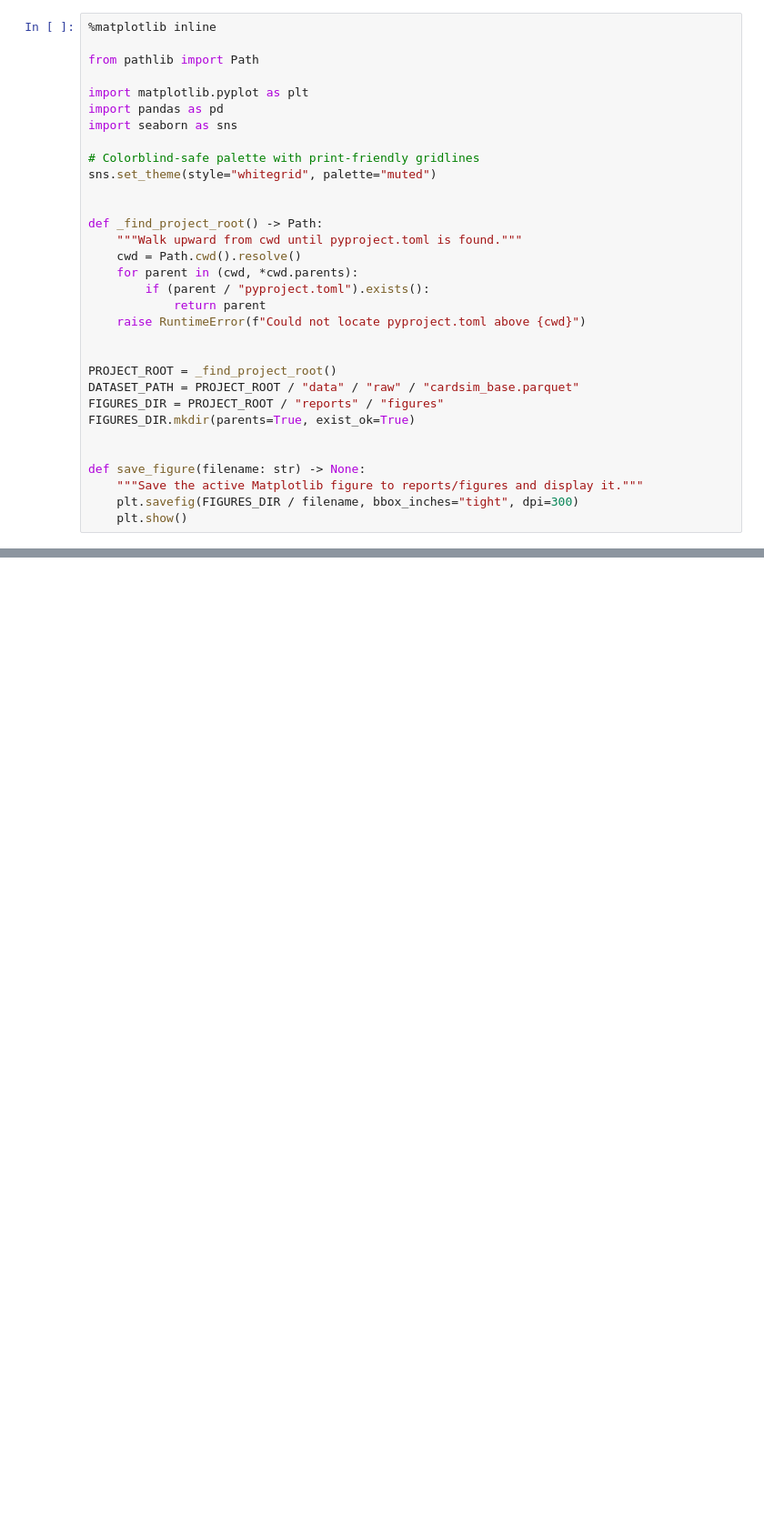
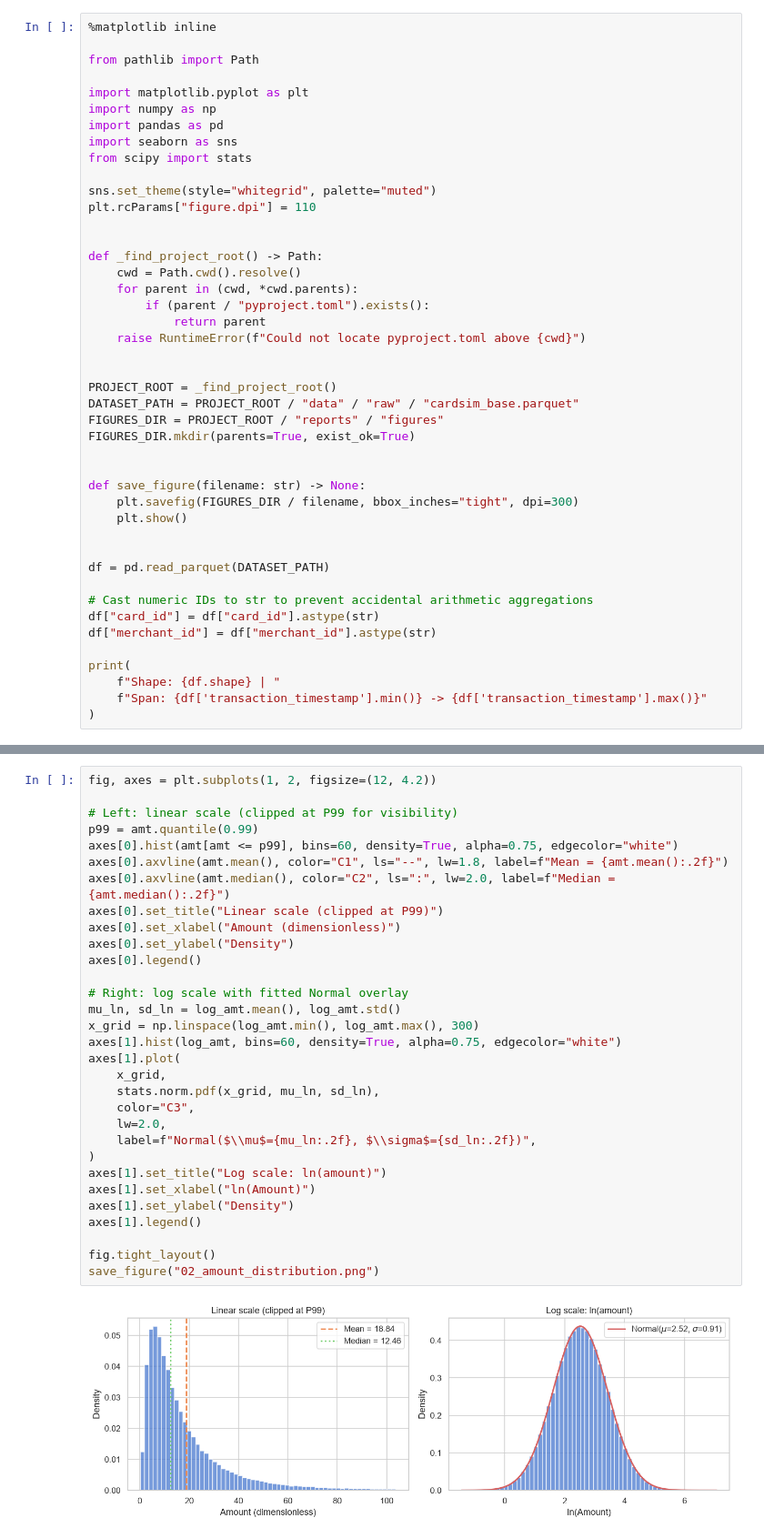
Before and after one commit to cristian-carretero/fraud-stat-engine, a Jupyter notebook: notebooks/02_eda_cardsim_base.ipynb, the cells around one changed output, grey strips where cells are left out. Shown at 91% size. Saved outputs shown, nothing was run; the diff lists cells and outputs as text; blank space fills up the shorter version.

```diff
--- a/notebooks/02_eda_cardsim_base.ipynb
+++ b/notebooks/02_eda_cardsim_base.ipynb
@@ -17,15 +16,16 @@ Preprocessing audit checklist:
 from pathlib import Path
 
 import matplotlib.pyplot as plt
+import numpy as np
 import pandas as pd
 import seaborn as sns
+from scipy import stats
 
-# Colorblind-safe palette with print-friendly gridlines
 sns.set_theme(style="whitegrid", palette="muted")
+plt.rcParams["figure.dpi"] = 110
 
 
 def _find_project_root() -> Path:
-    """Walk upward from cwd until pyproject.toml is found."""
     cwd = Path.cwd().resolve()
     for parent in (cwd, *cwd.parents):
         if (parent / "pyproject.toml").exists():
@@ -40,6 +40,17 @@ FIGURES_DIR.mkdir(parents=True, exist_ok=True)
 
 
 def save_figure(filename: str) -> None:
-    """Save the active Matplotlib figure to reports/figures and display it."""
     plt.savefig(FIGURES_DIR / filename, bbox_inches="tight", dpi=300)
     plt.show()
+
+
+df = pd.read_parquet(DATASET_PATH)
+
+# Cast numeric IDs to str to prevent accidental arithmetic aggregations
+df["card_id"] = df["card_id"].astype(str)
+df["merchant_id"] = df["merchant_id"].astype(str)
+
+print(
+    f"Shape: {df.shape} | "
+    f"Span: {df['transaction_timestamp'].min()} -> {df['transaction_timestamp'].max()}"
+)
@@ -85,0 +158,33 @@ Card Testing probes and high-value Bust-Out spikes.
+# %%
+fig, axes = plt.subplots(1, 2, figsize=(12, 4.2))
+
+# Left: linear scale (clipped at P99 for visibility)
+p99 = amt.quantile(0.99)
+axes[0].hist(amt[amt <= p99], bins=60, density=True, alpha=0.75, edgecolor="white")
+axes[0].axvline(amt.mean(), color="C1", ls="--", lw=1.8, label=f"Mean = {amt.mean():.2f}")
+axes[0].axvline(amt.median(), color="C2", ls=":", lw=2.0, label=f"Median = {amt.median():.2f}")
+axes[0].set_title("Linear scale (clipped at P99)")
+axes[0].set_xlabel("Amount (dimensionless)")
+axes[0].set_ylabel("Density")
+axes[0].legend()
+
+# Right: log scale with fitted Normal overlay
+mu_ln, sd_ln = log_amt.mean(), log_amt.std()
+x_grid = np.linspace(log_amt.min(), log_amt.max(), 300)
+axes[1].hist(log_amt, bins=60, density=True, alpha=0.75, edgecolor="white")
+axes[1].plot(
+    x_grid,
+    stats.norm.pdf(x_grid, mu_ln, sd_ln),
+    color="C3",
+    lw=2.0,
+    label=f"Normal($\\mu$={mu_ln:.2f}, $\\sigma$={sd_ln:.2f})",
+)
+axes[1].set_title("Log scale: ln(amount)")
+axes[1].set_xlabel("ln(Amount)")
+axes[1].set_ylabel("Density")
+axes[1].legend()
+
+fig.tight_layout()
+save_figure("02_amount_distribution.png")
+# %% [output]
+[figure, added]
```
Also changed, not shown: parts of 13 cells of this notebook, 4 other files.
